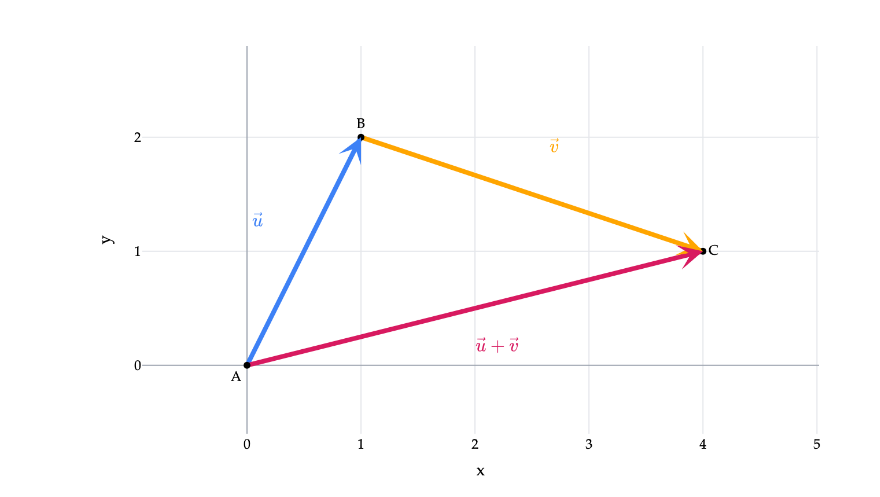
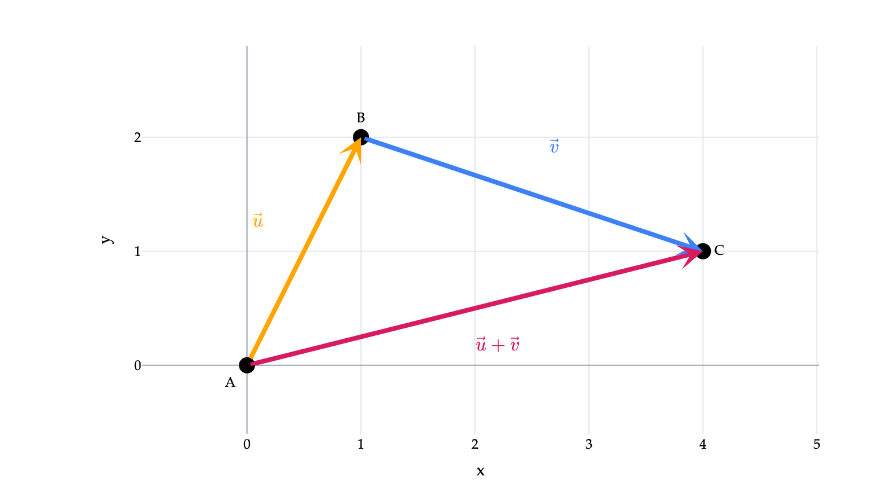
Before and after one commit to math-124/notes, a Jupyter notebook: ch01/01-05.ipynb, the cells around one changed output. Saved outputs shown, nothing was run; the diff lists cells and outputs as text; code cells hidden in the pictures.

```diff
--- a/ch01/01-05.ipynb
+++ b/ch01/01-05.ipynb
@@ -251,20 +289,20 @@ Imagine traveling from $A$ to $B$, then from $B$ to $C$. Let $\vec u$ and $\vec
 # %%
 vectors = [
-    (((0, 0), (1, 2)), '#3d81f6', r'$\vec u$'),
-    (((1, 2), (4, 1)), 'orange', r'$\vec v$'),
+    (((0, 0), (1, 2)), 'orange', r'$\vec u$'),
+    (((1, 2), (4, 1)), '#3d81f6', r'$\vec v$'),
     (((0, 0), (4, 1)), '#d81a60', r'$\vec u + \vec v$'),
 ]
 fig = plot_vectors_non_origin(vectors)
 fig.layout.annotations[1].update(x=0.1, y=1.3)
 fig.layout.annotations[3].update(x=2.7, y=1.95)
 fig.layout.annotations[5].update(x=2.2, y=0.2)
 fig.update_layout(width=650, height=400, xaxis_title='x', yaxis_title='y', margin=dict(l=40,r=25,t=25,b=40))
 fig.update_xaxes(range=[-0.7, 4.8], dtick=1)
 fig.update_yaxes(range=[-0.6, 2.8], dtick=1, scaleanchor='x', scaleratio=1)
 finish_vectors(fig, vectors)
 fig.add_trace(go.Scatter(x=[0,1,4],y=[0,2,1],mode='markers+text',text=['A','B','C'],
-    textposition=['bottom left','top center','middle right'],marker=dict(color='black',size=6),showlegend=False))
+    textposition=['bottom left','top center','middle right'],marker=dict(color='black',size=14),showlegend=False))
 fig.show(scale=2)
 # %% [output]
-[figure, old version]
+[figure, new version]
 # %% [markdown]
```
Also changed, not shown: parts of 16 cells of this notebook, 7 other files.
